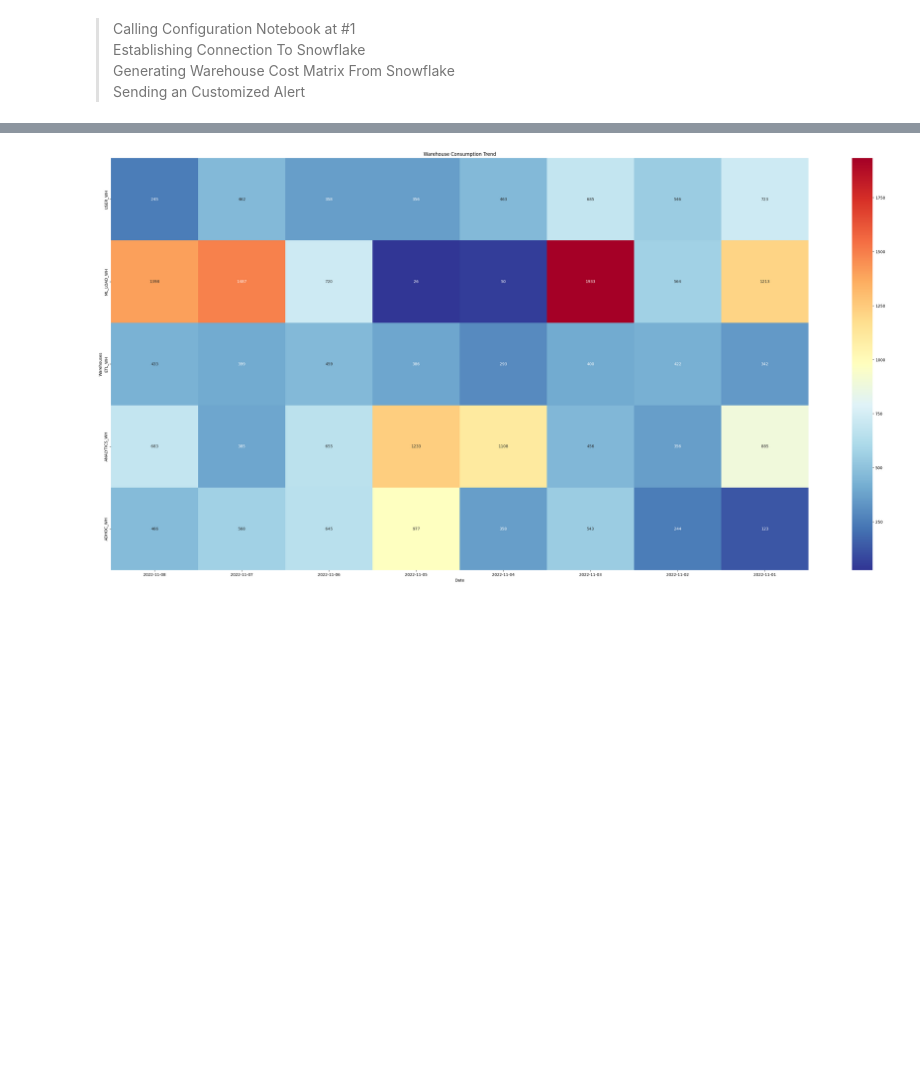
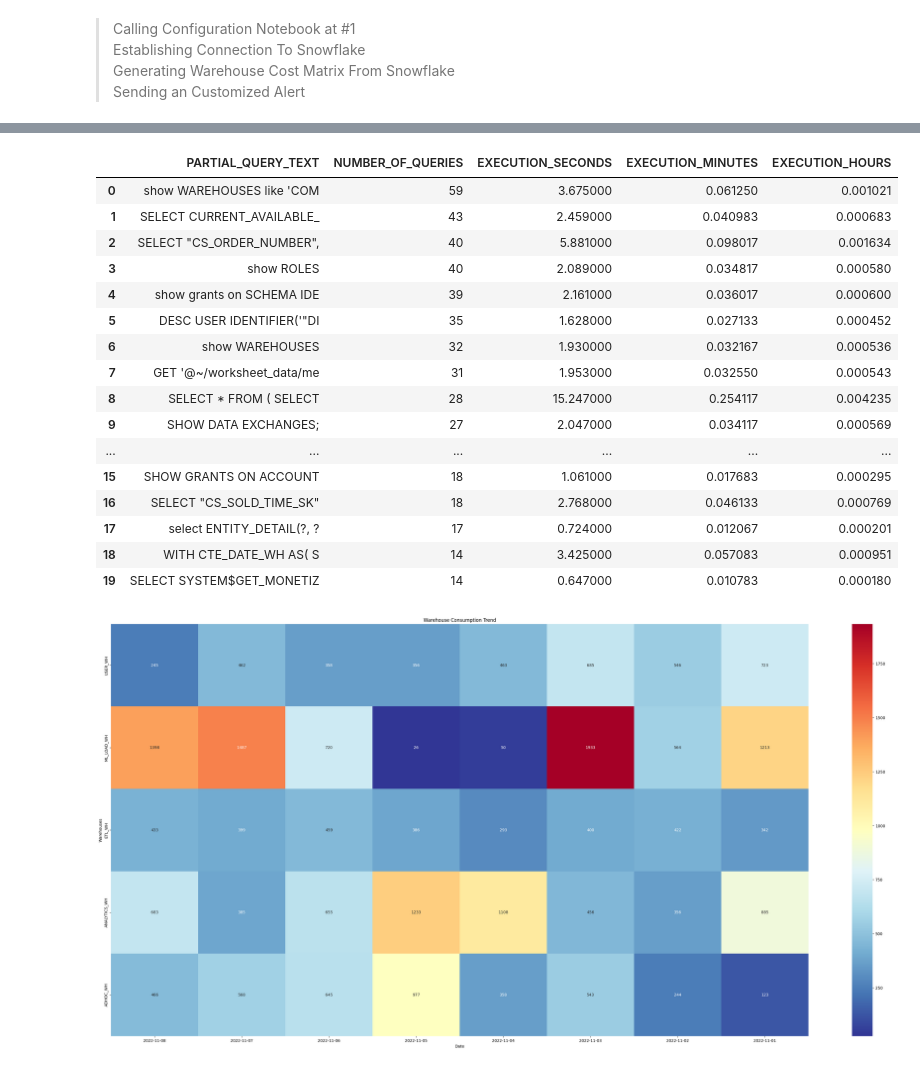
Before and after one commit to divyanshsaxena11/snowpark_python, a Jupyter notebook: warehouse_consumption_report.ipynb, the cells around one changed output, grey strips where cells are left out. Cells and saved outputs as stored; diff of their text form; code cells hidden in the pictures; blank space fills up the shorter version.

```diff
--- a/warehouse_consumption_report.ipynb
+++ b/warehouse_consumption_report.ipynb
@@ -58,3 +85,41 @@ pd_warehouse_consumption
+# %%
+sp_queries_exec_time = conn.sql("""SELECT
+substr(QUERY_TEXT,0,25) as partial_query_text
+,count(*) as number_of_queries
+,sum(TOTAL_ELAPSED_TIME)/1000 as execution_seconds
+,sum(TOTAL_ELAPSED_TIME)/(1000*60) as execution_minutes
+,sum(TOTAL_ELAPSED_TIME)/(1000*60*60) as execution_hours
+
+  from SNOWFLAKE.ACCOUNT_USAGE.QUERY_HISTORY Q
+  where 1=1
+  and TO_DATE(Q.START_TIME) >     DATEADD(month,-1,TO_DATE(CURRENT_TIMESTAMP()))
+ and TOTAL_ELAPSED_TIME > 0 --only get queries that actually used compute
+  group by 1
+  having count(*) >= 10 --configurable/minimal threshold
+  order by 2 desc
+  limit 20 --configurable upper bound threshold
+  ;""")
+
+pd_queries_exec_time = sp_queries_exec_time.to_pandas()
+pd_queries_exec_time
+# %% [output]
+|  | PARTIAL_QUERY_TEXT | NUMBER_OF_QUERIES | EXECUTION_SECONDS | EXECUTION_MINUTES | EXECUTION_HOURS |
+| 0 | show WAREHOUSES like 'COM | 59 | 3.675000 | 0.061250 | 0.001021 |
+| 1 | SELECT CURRENT_AVAILABLE_ | 43 | 2.459000 | 0.040983 | 0.000683 |
+| 2 | SELECT "CS_ORDER_NUMBER", | 40 | 5.881000 | 0.098017 | 0.001634 |
+| 3 | show ROLES | 40 | 2.089000 | 0.034817 | 0.000580 |
+| 4 | show grants on SCHEMA IDE | 39 | 2.161000 | 0.036017 | 0.000600 |
+| 5 | DESC USER IDENTIFIER('"DI | 35 | 1.628000 | 0.027133 | 0.000452 |
+| 6 | show WAREHOUSES | 32 | 1.930000 | 0.032167 | 0.000536 |
+| 7 | GET '@~/worksheet_data/me | 31 | 1.953000 | 0.032550 | 0.000543 |
+| 8 | SELECT * FROM ( SELECT | 28 | 15.247000 | 0.254117 | 0.004235 |
+| 9 | SHOW DATA EXCHANGES; | 27 | 2.047000 | 0.034117 | 0.000569 |
+| ... | ... | ... | ... | ... | ... |
+| 15 | SHOW GRANTS ON ACCOUNT | 18 | 1.061000 | 0.017683 | 0.000295 |
+| 16 | SELECT "CS_SOLD_TIME_SK" | 18 | 2.768000 | 0.046133 | 0.000769 |
+| 17 | select ENTITY_DETAIL(?, ? | 17 | 0.724000 | 0.012067 | 0.000201 |
+| 18 | WITH CTE_DATE_WH AS( S | 14 | 3.425000 | 0.057083 | 0.000951 |
+| 19 | SELECT SYSTEM$GET_MONETIZ | 14 | 0.647000 | 0.010783 | 0.000180 |
 # %%
 df_pivot = pd.pivot_table(pd_warehouse_consumption
                           ,values='CREDITS_USED_DATE_WH'
```
Also changed, not shown: parts of 6 cells of this notebook.
